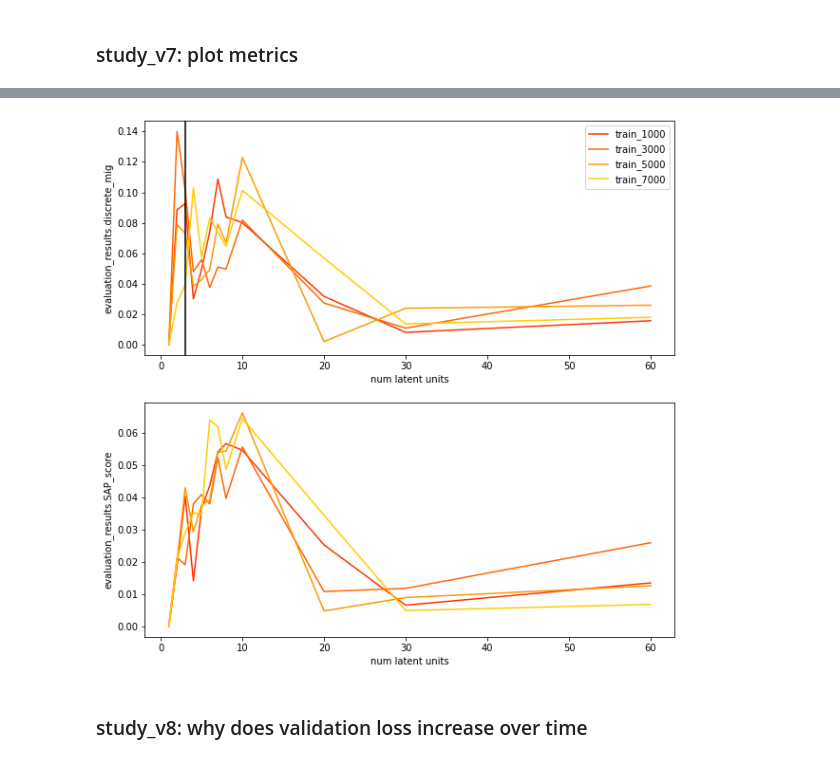
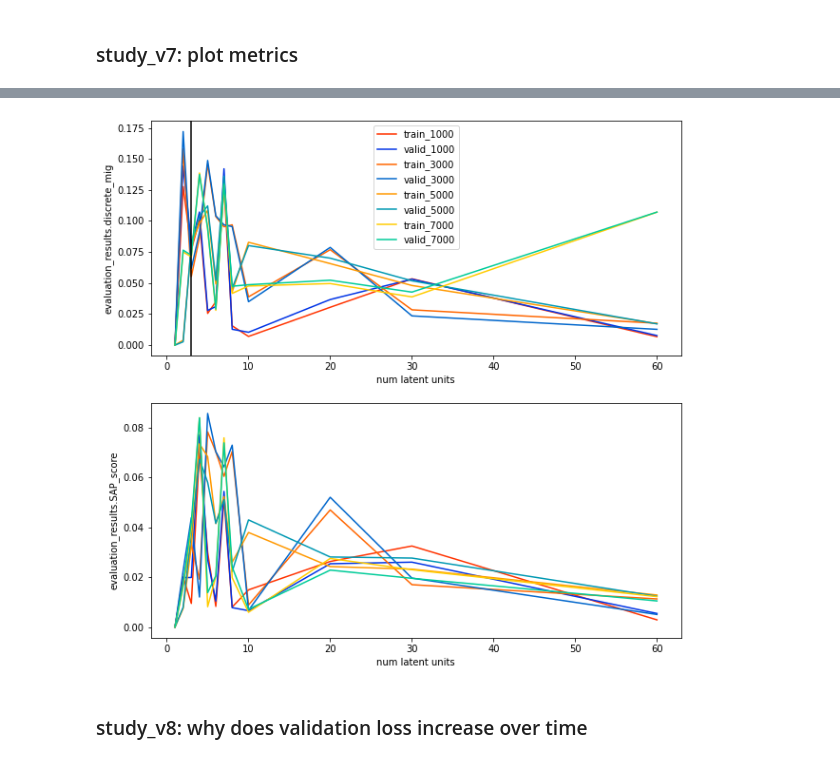
Before and after one commit to jasonmhwu/disentanglement_lib, a Jupyter notebook: notebooks/parse_results.ipynb, the cells around one changed output, grey strips where cells are left out. Saved outputs shown, nothing was run; the diff lists cells and outputs as text; code cells hidden in the pictures.

```diff
--- a/notebooks/parse_results.ipynb
+++ b/notebooks/parse_results.ipynb
@@ -332,5 +332,5 @@ print(df_valid.shape)
 # %%
-def plot_metric_against_num_latent(df_train, df_valid, column_names, beta_value, num_training_data):
+def plot_metric_against_num_latent(df_train, df_valid, column_names, beta_value):
     """for each column in column_names, create a subfigure against scale"""
     fig, axs = plt.subplots(len(column_names), 1, figsize=(10, 10))
     latent_units = sorted(df['valid_final_config.encoder.num_latent'].unique())
@@ -363,8 +363,8 @@ def plot_metric_against_num_latent(df_train, df_valid, column_names, beta_value,
                 ][col]
                 for latent in latent_units
             ]
-            # ax.plot(latent_units, metrics, color=valid_color_gradient[train_idx])
-            # legend.append(f'valid_{num_training_data}')
+            ax.plot(latent_units, metrics, color=valid_color_gradient[train_idx])
+            legend.append(f'valid_{num_training_data}')
 
         ax.set_ylabel(col)
         ax.set_xlabel('num latent units')
@@ -373,12 +373,12 @@ def plot_metric_against_num_latent(df_train, df_valid, column_names, beta_value,
 # %%
 # super low kl_loss at scale = 1/32
 # weird kl_loss increase at scale = 2/32
 # not plotting scale = 1/32 cuz so different from other values
 
 column_names = ['evaluation_results.discrete_mig', 'evaluation_results.SAP_score']
-plot_metric_against_num_latent(df_train, df_valid, column_names, beta_value=1, num_training_data=1000)
+plot_metric_against_num_latent(df_train, df_valid, column_names, beta_value=8)
 # %% [output]
-[figure, old version]
+[figure, new version]
 # %% [markdown]
 ### study_v8: why does validation loss increase over time
 # %%
```
Also changed, not shown: parts of 12 cells of this notebook, 38 other files.
